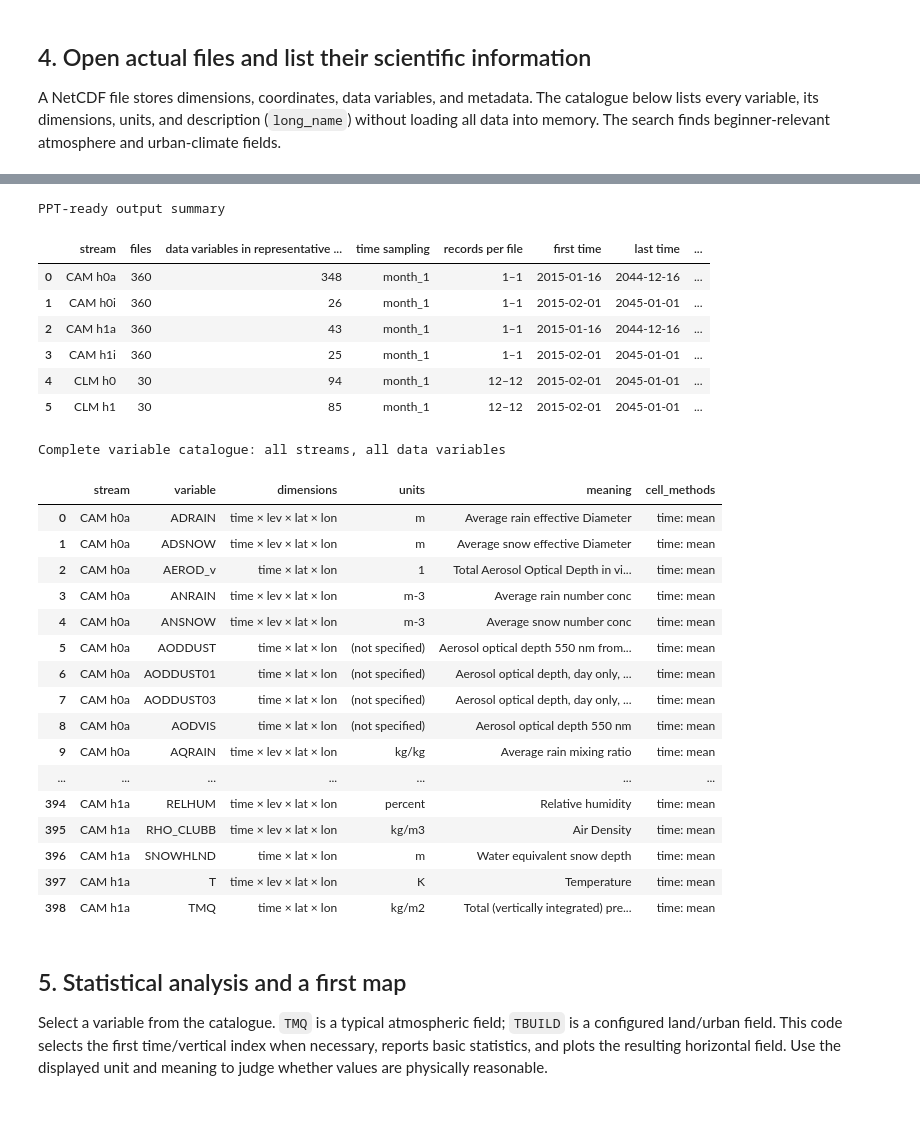
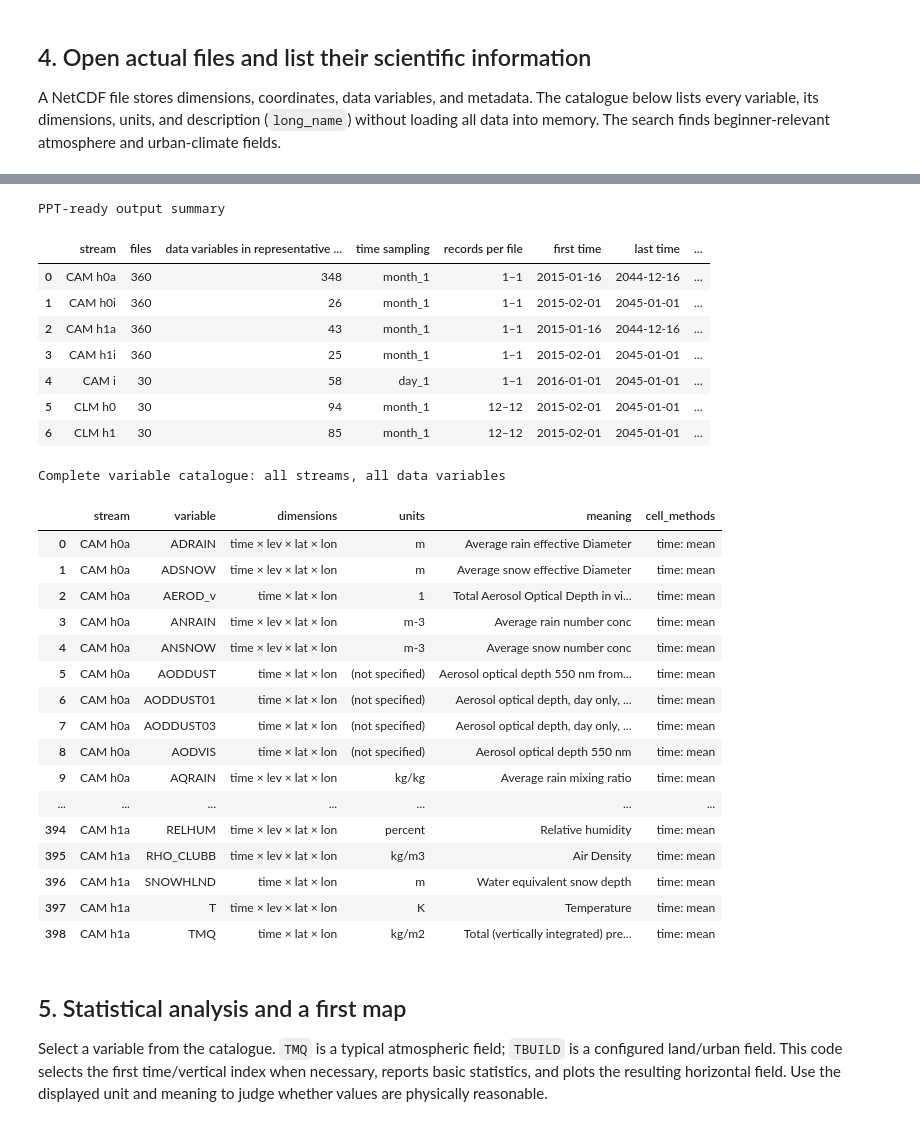
Before and after one commit to YueLi-0816/cesm, a Jupyter notebook: explore_lcz_lndcam_lcz_output.ipynb, the cells around one changed output, grey strips where cells are left out. Drawn from its saved outputs; the diff is of its cells as text; code cells hidden in the pictures.

```diff
--- a/explore_lcz_lndcam_lcz_output.ipynb
+++ b/explore_lcz_lndcam_lcz_output.ipynb
@@ -271,0 +218,3 @@ time_bounds:
+# %%
+file_summary = pd.merge(summary, all_time_df, how="left", on=["type", "stream", "example"])
+file_summary
@@ -273,25 +231,3 @@ time_bounds:
 ## 4. Open actual files and list their scientific information
 
 A NetCDF file stores dimensions, coordinates, data variables, and metadata. The catalogue below lists every variable, its dimensions, units, and description (`long_name`) without loading all data into memory. The search finds beginner-relevant atmosphere and urban-climate fields.
-# %%
-# Select representative files; change selectors to inspect any date or history stream.
-atm_file = next(f for f in atm_files if '.cam.h0a.' in f.name)
-lnd_file = next(f for f in lnd_files if '.clm2.h0.' in f.name)
-# Open metadata and lazy references rather than immediately loading large data fields.
-atm_ds, lnd_ds = xr.open_dataset(atm_file), xr.open_dataset(lnd_file)
-print('Atmospheric file:', atm_file.name); print(atm_ds)
-print('\nLand/urban file:', lnd_file.name); print(lnd_ds)
-
-# Create a human-readable metadata table from all data variables in a dataset.
-def catalogue(ds):
-    return pd.DataFrame([{'variable': n, 'dimensions': ', '.join(v.dims), 'units': v.attrs.get('units','(not specified)'),
-      'meaning': v.attrs.get('long_name', v.attrs.get('standard_name','(not specified)'))} for n,v in ds.data_vars.items()]).sort_values('variable')
-atm_catalogue, lnd_catalogue = catalogue(atm_ds), catalogue(lnd_ds)
-print('Atmospheric variables:'); display(atm_catalogue)
-print('Land/urban variables:'); display(lnd_catalogue)
-
-# Search both variable name and description for commonly useful topics.
-topics = 'temperature|precip|urban|building|heat|humid|wind|radiation'
-for label, table in [('Atmosphere',atm_catalogue), ('Land/urban',lnd_catalogue)]:
-    text = table.variable.fillna('') + ' ' + table.meaning.fillna('')
-    print(label + ' fields related to selected topics:'); display(table[text.str.contains(topics,case=False,regex=True)])
@@ -482,0 +249,14 @@ CLM h1: selected-topic fields
+# %%
+# Display the dataset and its data variables for each representative file in the file summary df.
+representatives = summary[['type','example']]
+for index, row in representatives.iterrows():
+    file_type = row['type']
+    filename = row['example']
+
+    if file_type == 'Atmosphere':
+        f = ATM / filename
+    elif file_type == 'Land':
+        f = LND / filename
+    dataset = xr.open_dataset(f)
+    data_variables = catalogue(dataset)
+    print(filename); display(dataset); display(data_variables)
@@ -483,14 +468,11 @@ CLM h1: selected-topic fields
 # %%
-from pathlib import Path
-import xarray as xr
-import pandas as pd
-
 # All scientific history streams in this case.
 stream_patterns = {
     'CAM h0a': (atm_files, '.cam.h0a.'),
     'CAM h0i': (atm_files, '.cam.h0i.'),
     'CAM h1a': (atm_files, '.cam.h1a.'),
     'CAM h1i': (atm_files, '.cam.h1i.'),
+    'CAM i':   (atm_files, '.cam.i.'),
     'CLM h0':  (lnd_files, '.clm2.h0.'),
     'CLM h1':  (lnd_files, '.clm2.h1.'),
 }
@@ -559,35 +541,36 @@ for stream, (all_files, pattern) in stream_patterns.items():
         'time sampling': frequency,
         'records per file': f'{min(records_per_file)}–{max(records_per_file)}',
         'first time': format_time(min(all_times)),
         'last time': format_time(max(all_times)),
         'total time records': len(all_times),
         'spatial representation': spatial_form,
         'example file': representative.name,
         'dimensions': dimensions,
     })
 
 output_summary = pd.DataFrame(summary_rows)
 all_output_catalogue = (
     pd.concat(catalogues, ignore_index=True)
       .sort_values(['stream', 'variable'])
       .reset_index(drop=True)
 )
 
 print('PPT-ready output summary')
 display(output_summary)
 
 print('Complete variable catalogue: all streams, all data variables')
 with pd.option_context('display.max_rows', None, 'display.max_colwidth', 120):
     display(all_output_catalogue)
 # %% [output]
 PPT-ready output summary
 |  | stream | files | data variables in representative ... | time sampling | records per file | first time | last time | ... |
 | 0 | CAM h0a | 360 | 348 | month_1 | 1–1 | 2015-01-16 | 2044-12-16 | ... |
 | 1 | CAM h0i | 360 | 26 | month_1 | 1–1 | 2015-02-01 | 2045-01-01 | ... |
 | 2 | CAM h1a | 360 | 43 | month_1 | 1–1 | 2015-01-16 | 2044-12-16 | ... |
 | 3 | CAM h1i | 360 | 25 | month_1 | 1–1 | 2015-02-01 | 2045-01-01 | ... |
-| 4 | CLM h0 | 30 | 94 | month_1 | 12–12 | 2015-02-01 | 2045-01-01 | ... |
-| 5 | CLM h1 | 30 | 85 | month_1 | 12–12 | 2015-02-01 | 2045-01-01 | ... |
+| 4 | CAM i | 30 | 58 | day_1 | 1–1 | 2016-01-01 | 2045-01-01 | ... |
+| 5 | CLM h0 | 30 | 94 | month_1 | 12–12 | 2015-02-01 | 2045-01-01 | ... |
+| 6 | CLM h1 | 30 | 85 | month_1 | 12–12 | 2015-02-01 | 2045-01-01 | ... |
 Complete variable catalogue: all streams, all data variables
 |  | stream | variable | dimensions | units | meaning | cell_methods |
 | 0 | CAM h0a | ADRAIN | time × lev × lat × lon | m | Average rain effective Diameter | time: mean |
```
Also changed, not shown: parts of 12 cells of this notebook.
